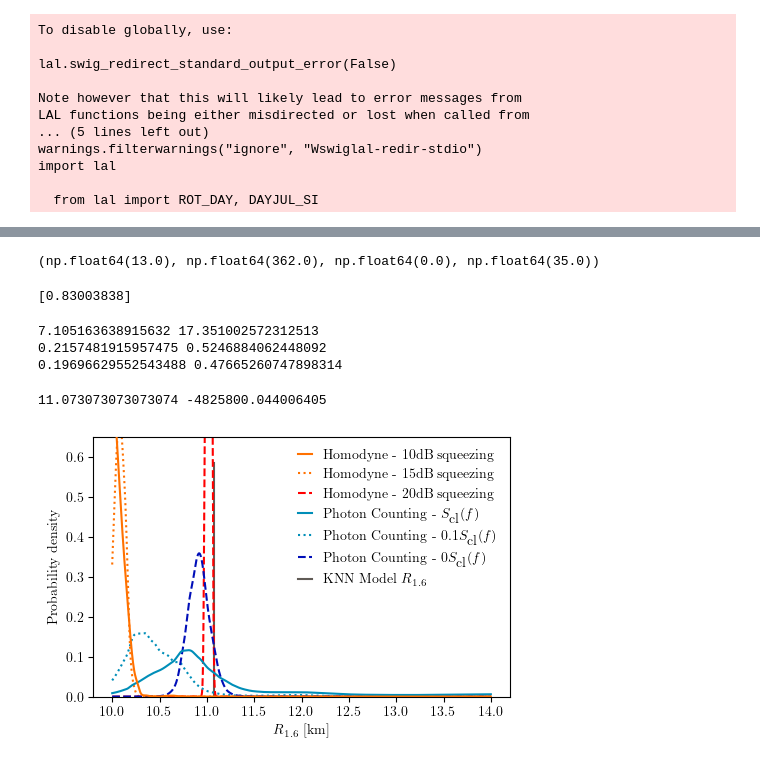
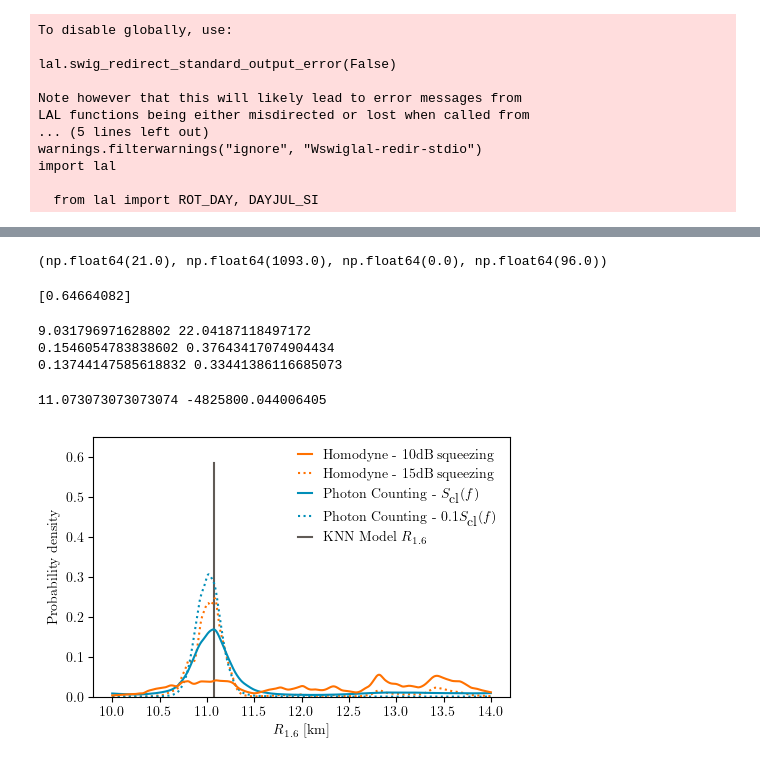
Before and after one commit to mccullerlp/GWPhotonCounting, a Jupyter notebook: projects/PM_EOS/hierarchical_EOS/marginalized_method/hierarchical_result.ipynb, the cells around one changed output, grey strips where cells are left out. Cells and saved outputs as stored; diff of their text form; code cells hidden in the pictures.

```diff
--- a/projects/PM_EOS/hierarchical_EOS/marginalized_method/hierarchical_result.ipynb
+++ b/projects/PM_EOS/hierarchical_EOS/marginalized_method/hierarchical_result.ipynb
@@ -94,7 +94,7 @@ log10A_fit_strain_15db = []
 
 #260216d is a good set but has outliers that screw things up
 #260216e has the log likelihood doubled which is probably wrong
-file_list = glob.glob("results_260216e/result_CE_*.json") #250623 is the newer result
+file_list = glob.glob("results_260216f/result_CE_*.json") #250623 is the newer result
 file_list.sort(key=lambda file: int(file.split("_")[-1].split(".")[0]))
 #file_list = glob.glob("results_250623/result_CE_*.json") #250623 is the newer result
 #file_list = glob.glob("results_250622/result_CE_*.json")
@@ -105,6 +105,21 @@ R1d6s = np.linspace(10,14,100)
 
 for i in tqdm(range(len(file_list[Noffs:Noffs+Nevents]))):
     file = file_list[i+Noffs] #f'results_250410/result_CE1CE2silica_{10900 + i}.json'
+    #MASK TODO REMOVE
+    mask = np.array([[ 624],
+       [ 899],
+       [ 936],
+       [ 984],
+       [1285],
+       [1598],
+       [1872],
+       [2080],
+       [2206],
+       [2637]])
+    if i + Noffs in mask:
+        continue
+
+
     indices.append(int(file.split("_")[-1].split(".")[0]))
     with open(file, "r") as f:
         #print(file)
@@ -198,19 +222,19 @@ plt.scatter(snrs_silica, np.max(loglikelihoods_strain, axis=1) - np.min(loglikel
 # %%
 np.sum(signal_photons), np.sum(noise_photons), np.sum(noise_photons_0d01), np.sum(noise_photons_0d1)
 # %% [output]
-(np.float64(13.0), np.float64(362.0), np.float64(0.0), np.float64(35.0))
+(np.float64(21.0), np.float64(1093.0), np.float64(0.0), np.float64(96.0))
 # %%
 print(np.quantile(snrs_silica, [0.95]))
 # %% [output]
-[0.83003838]
+[0.64664082]
 # %%
 print(np.sqrt(np.sum(snrs**2)), np.sqrt(np.sum(snrs_silica**2)))
 print(np.mean(snrs), np.mean(snrs_silica))
 print(np.median(snrs), np.median(snrs_silica))
 # %% [output]
-7.105163638915632 17.351002572312513
-0.2157481915957475 0.5246884062448092
-0.19696629552543488 0.47665260747898314
+9.031796971628802 22.04187118497172
+0.1546054783838602 0.37643417074904434
+0.13744147585618832 0.33441386116685073
 # %%
 
 
@@ -249,35 +273,35 @@ print(R1d6s_interp[np.argmax(minimization)], np.max(minimization))
 # %%
 fig = plt.figure(figsize=(5.375,3.375))
 
 from scipy.interpolate import interp1d
 
 Rs = np.linspace(10,14,1000)
 
 ymax = 0.65
 
 plt.plot(Rs, interp1d(R1d6s_interp, prob_strain, kind='linear')(Rs), color='#ff7100ff', label='Homodyne - 10dB squeezing', zorder=100)
 plt.plot(Rs, interp1d(R1d6s_interp, prob_strain_15db, kind='linear')(Rs), color='#ff7100ff', label='Homodyne - 15dB squeezing', ls=':')
-plt.plot(Rs, interp1d(R1d6s_interp, prob_strain_20db, kind='linear')(Rs), color='#ff0000ff', label='Homodyne - 20dB squeezing', ls='--')
+#plt.plot(Rs, interp1d(R1d6s_interp, prob_strain_20db, kind='linear')(Rs), color='#ff0000ff', label='Homodyne - 20dB squeezing', ls='--')
 plt.plot(Rs, interp1d(R1d6s_interp, prob_pc, kind='linear')(Rs), color='#008eb8ff', label=r'Photon Counting - $S_\textrm{cl}(f)$', zorder=99)
 plt.plot(Rs, interp1d(R1d6s_interp, prob_pc_0d1, kind='linear')(Rs), color='#008eb8ff', label=r'Photon Counting - $0.1S_\textrm{cl}(f)$', ls=':')
-plt.plot(Rs, interp1d(R1d6s_interp, prob_pc_no_background, kind='linear')(Rs), color='#000eb8ff', label=r'Photon Counting - $0S_\textrm{cl}(f)$', ls='--')
+#plt.plot(Rs, interp1d(R1d6s_interp, prob_pc_no_background, kind='linear')(Rs), color='#000eb8ff', label=r'Photon Counting - $0S_\textrm{cl}(f)$', ls='--')
 plt.plot([11.073, 11.073], [0, 0.9*ymax], color='#605B56', zorder=-10, label=r'KNN Model $R_{1.6}$')
 
 #plt.xlim(9.5,13.5)
 plt.ylabel(r'Probability density')
 plt.xlabel(r'$R_{1.6}$ [km]')
 
 
 legend = plt.legend(loc='upper right', frameon=True, handlelength=1, framealpha=1, edgecolor='white')
 
 #plt.ylim(0,0.63)
 plt.ylim(0,ymax)
 #plt.xlim(10,12)
 
 plt.savefig("hierarchical.pdf", bbox_inches='tight')
 #plt.savefig("hierarchical.png", bbox_inches='tight', dpi=300)
 # %% [output]
-[figure, old version]
+[figure, new version]
 # %%
 logl_pc = np.cumsum(loglikelihoods,axis=0)
 logl_pc -= logsumexp(logl_pc, axis=1)[:,None]
```
Also changed, not shown: parts of 5 cells of this notebook, 3 other files.
